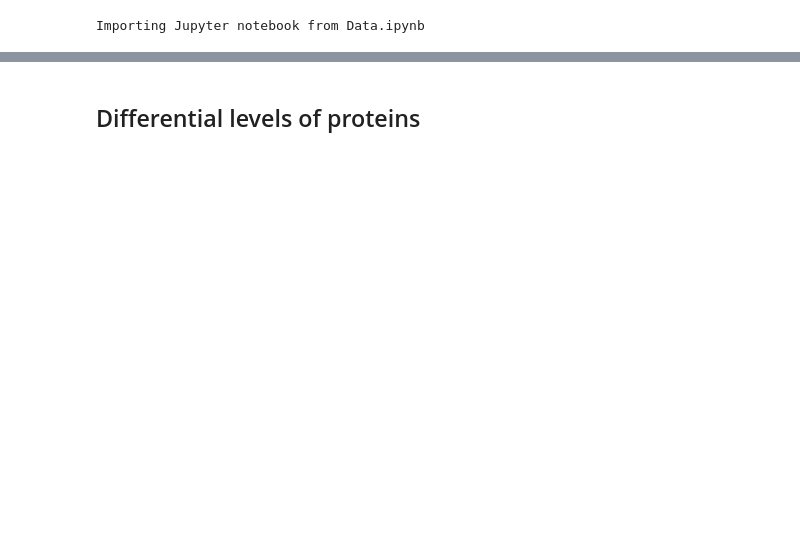
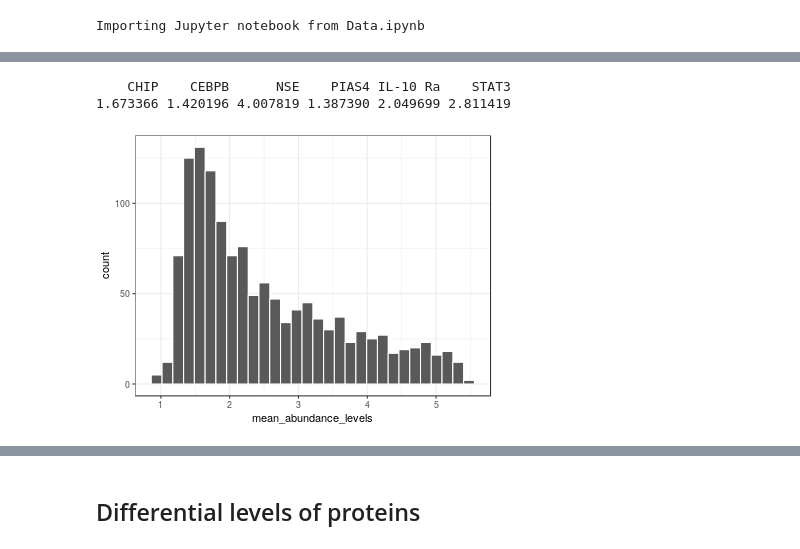
Before and after one commit to krassowski/meningitis-integration, a Jupyter notebook: analyses/protein_vs_clinical/Differential_levels.ipynb, the cells around one changed output, grey strips where cells are left out. Drawn from its saved outputs; the diff is of its cells as text; code cells hidden in the pictures; blank space fills up the shorter version.

```diff
--- a/analyses/protein_vs_clinical/Differential_levels.ipynb
+++ b/analyses/protein_vs_clinical/Differential_levels.ipynb
@@ -10,0 +223,12 @@ from helpers.utilities import *
+# %%
+%%R
+mean_abundance_levels = rowMeans(log10(raw_protein_matrix))
+head(mean_abundance_levels)
+# %% [output]
+    CHIP    CEBPB      NSE    PIAS4 IL-10 Ra    STAT3
+1.673366 1.420196 4.007819 1.387390 2.049699 2.811419
+# %%
+%%R -w 400 -h 300
+ggplot(as.data.frame(mean_abundance_levels), aes(x=mean_abundance_levels)) + geom_histogram(color='white') + theme_bw()
+# %% [output]
+[figure, added]
```
Also changed, not shown: parts of 164 cells of this notebook, 10 other files.
